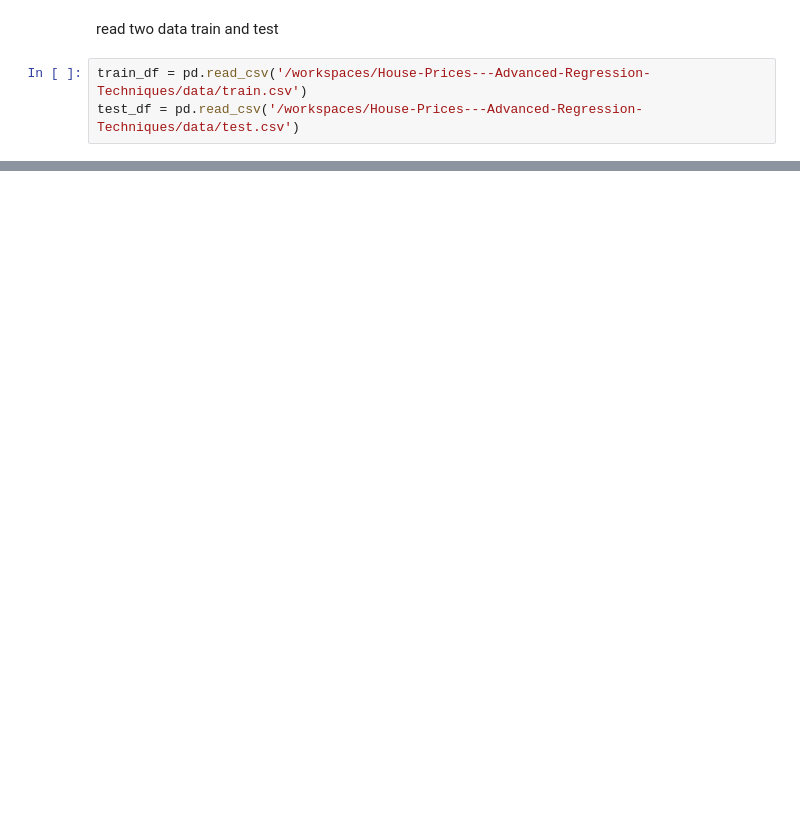
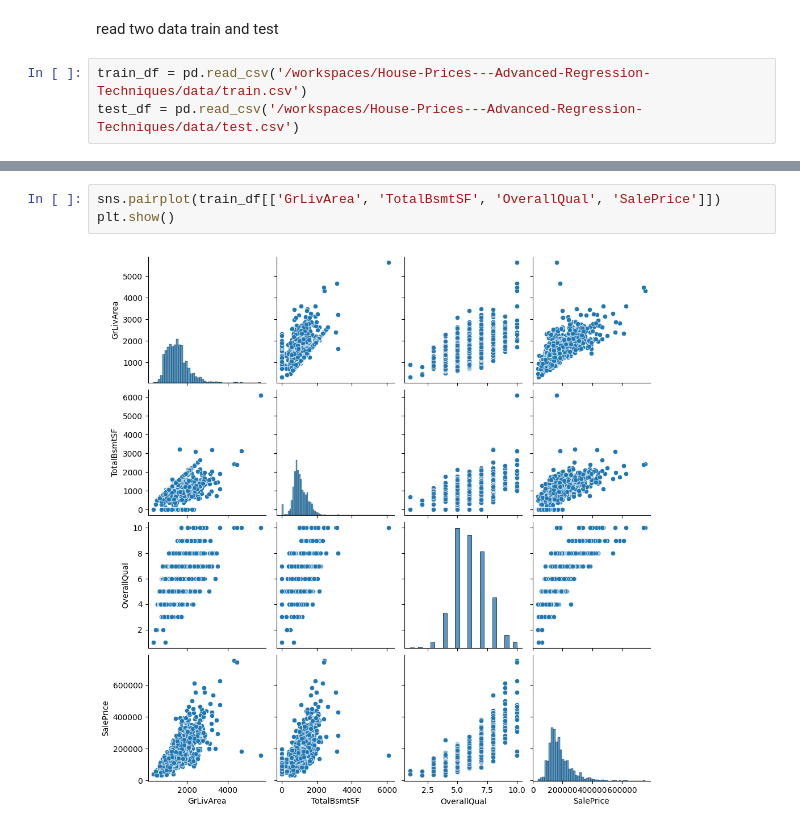
Before and after one commit to Metionis/House-Prices---Advanced-Regression-Techniques, a Jupyter notebook: lab/predictive_model.ipynb, the cells around one changed output, grey strips where cells are left out. Cells and saved outputs as stored; diff of their text form; blank space fills up the shorter version.

```diff
--- a/lab/predictive_model.ipynb
+++ b/lab/predictive_model.ipynb
@@ -23,0 +251,5 @@ test_df = pd.read_csv('/workspaces/House-Prices---Advanced-Regression-Techniques
+# %%
+sns.pairplot(train_df[['GrLivArea', 'TotalBsmtSF', 'OverallQual', 'SalePrice']])
+plt.show()
+# %% [output]
+[figure, added]
```
Also changed, not shown: parts of 50 cells of this notebook.
